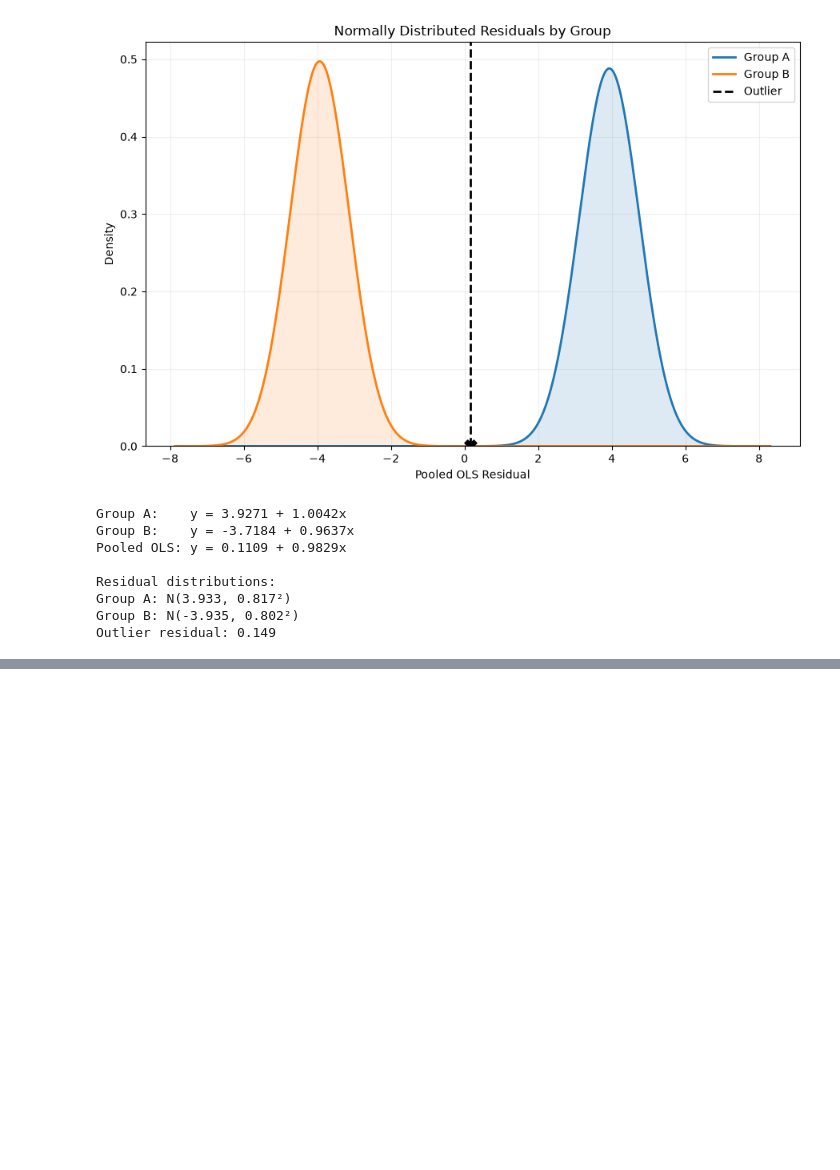
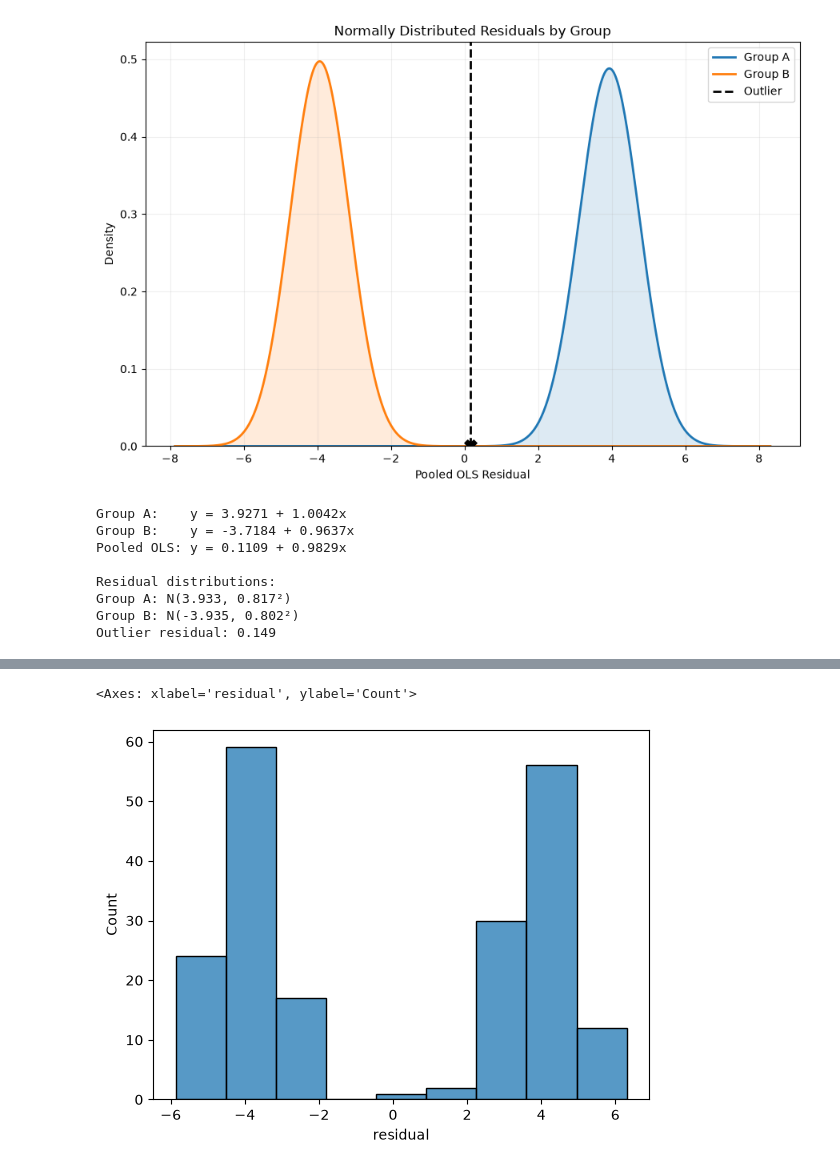
Before and after one commit to colinchjones/generalized_iom, a Jupyter notebook: toy_example.ipynb, the cells around one changed output, grey strips where cells are left out. Drawn from its saved outputs; the diff is of its cells as text; code cells hidden in the pictures; blank space fills up the shorter version.

```diff
--- a/toy_example.ipynb
+++ b/toy_example.ipynb
@@ -257,0 +534,2 @@ Outlier residual: 0.149
+# %%
+df.loc[200,'group']='A'
@@ -257,0 +585,29 @@ Outlier residual: 0.149
+# %%
+import numpy as np
+import pandas as pd
+import statsmodels.formula.api as smf
+
+df = df.copy()
+
+# Fit pooled OLS model
+result_full = smf.ols('y ~ x', data=df).fit()
+
+# Student-level SHAP values
+df['shap_x'] = (
+    df['x'] - df['x'].mean()
+) * result_full.params['x']
+
+# Predictions and residuals
+df['predicted'] = result_full.predict(df)
+df['residual'] = df['y'] - df['predicted']
+
+# Cook's distance
+df['cooks_distance'] = result_full.get_influence().cooks_distance[0]
+
+# Influential observations
+df['influential'] = (
+    df['cooks_distance'] > 4 / len(df)
+).astype(int)
+
+print(result_full.summary())
+print(df.loc[200,:])
@@ -257,0 +632,5 @@ Outlier residual: 0.149
+# %%
+sns.histplot(df['residual'])
+# %% [output]
+<Axes: xlabel='residual', ylabel='Count'>
+[figure, added]
```
Also changed, not shown: parts of 18 cells of this notebook.
